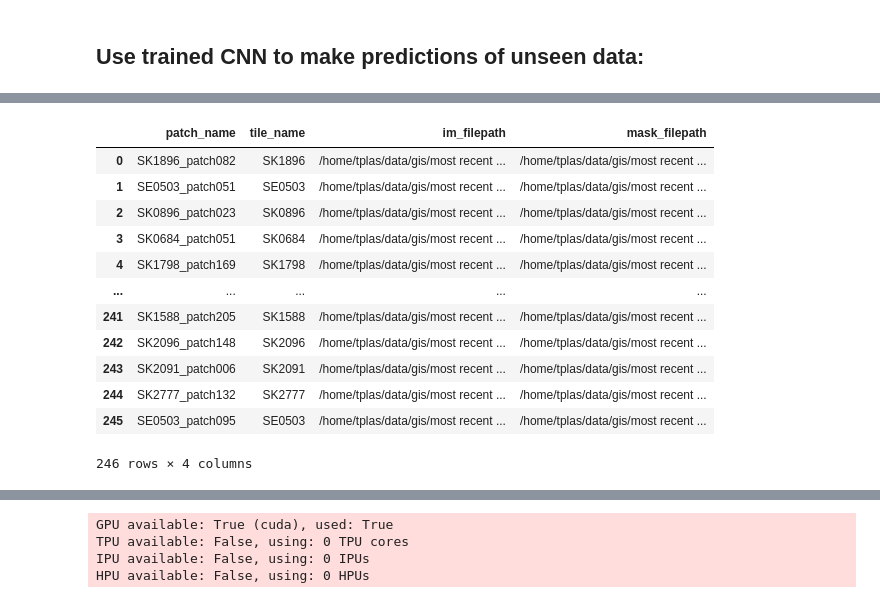
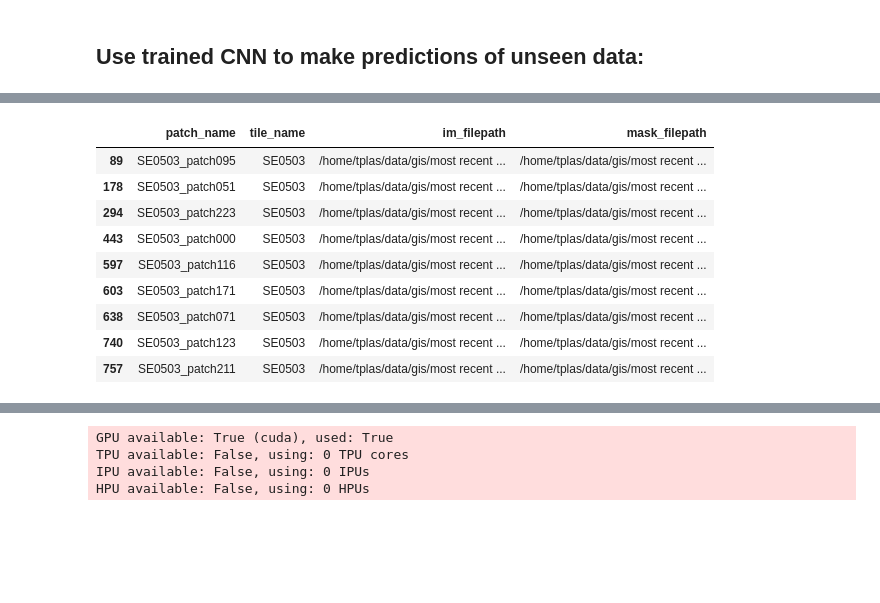
Before and after one commit to pdnpa/cnn-land-cover, a Jupyter notebook: notebooks/Evaluate trained network.ipynb, the cells around one changed output, grey strips where cells are left out. Cells and saved outputs as stored; diff of their text form; code cells hidden in the pictures; blank space fills up the shorter version.

```diff
--- a/notebooks/Evaluate trained network.ipynb
+++ b/notebooks/Evaluate trained network.ipynb
@@ -78,7 +78,7 @@ df_hab.groupby('Class_low').sum()
 # %% [markdown]
 ## Use trained CNN to make predictions of unseen data:
 # %%
-LCU = lcm.load_model(filename='LCU_2023-03-13-1148.data')
+LCU = lcm.load_model(filename='LCU_2023-03-21-1453.data')
 # LCU = lcm.load_model(filename='scripts/LCU_2022-11-30-1205.data')
 # LCU = lcm.load_model(filename='scripts/LCU_2022-12-15-2110.data')
 LCU.eval()
@@ -98,14 +98,25 @@ Instance LCU_2023-03-13-1148 of LandCoverUNet class
 # %%
-dir_test_im_patches = '/home/tplas/data/gis/most recent APGB 12.5cm aerial/evaluation_tiles/images'
-dir_test_mask_patches = '/home/tplas/data/gis/most recent APGB 12.5cm aerial/evaluation_tiles/masks_2022_detailed/'
-mask_suffix_test_ds = '_lc_2022_detailed.npy'
-path_mapping_dict = '/home/tplas/repos/cnn-land-cover/content/label_mapping_dicts/label_mapping_dict__D_subclasses_only__2023-03-10-1154.pkl'
+# dir_test_im_patches = '/home/tplas/data/gis/most recent APGB 12.5cm aerial/evaluation_tiles/images'
+# dir_test_mask_patches = '/home/tplas/data/gis/most recent APGB 12.5cm aerial/evaluation_tiles/masks_2022_detailed/'
+dir_test_im_patches = ['/home/tplas/data/gis/most recent APGB 12.5cm aerial/evaluation_tiles/images_detailed_annotation/',
+                            '/home/tplas/data/gis/most recent APGB 12.5cm aerial/eval_2_tiles/images_detailed_annotation/']
+dir_test_mask_patches = None
+mask_suffix_test_ds = '_lc_2022_detailed_mask.npy'
+# path_mapping_dict = '/home/tplas/repos/cnn-land-cover/content/label_mapping_dicts/label_mapping_dict__D_subclasses_only__2023-03-10-1154.pkl'
+path_mapping_dict='/home/tplas/repos/cnn-land-cover/content/label_mapping_dicts/label_mapping_dict__main_categories_F3inDE_noFGH__2023-03-17-0957.pkl'
+
+
+with open('../content/evaluation_sample_50tiles/train_test_split_80tiles.pkl', 'rb') as f:
+            dict_tile_patches = pickle.load(f)
+            tile_patch_train = dict_tile_patches['train']
+            tile_patch_test = dict_tile_patches['test']
 
 test_ds = lcm.DataSetPatches(im_dir=dir_test_im_patches, mask_dir=dir_test_mask_patches,
-                            mask_suffix=mask_suffix_test_ds,
+                            mask_suffix=mask_suffix_test_ds, mask_dir_name='masks_detailed_annotation',
                             preprocessing_func=LCU.preprocessing_func,
                             shuffle_order_patches=True, relabel_masks=True,
                             subsample_patches=False,
+                            list_tile_patches_use=tile_patch_test,
                             path_mapping_dict=path_mapping_dict)
 test_ds.remove_no_class_patches()
 test_dl = torch.utils.data.DataLoader(test_ds, batch_size=10, num_workers=8)
@@ -117,16 +164,13 @@ Removed 251 patches with no class
 # %%
-test_ds.df_patches
+test_ds.df_patches[test_ds.df_patches['tile_name'] == 'SE0503']
 # %% [output]
 |  | patch_name | tile_name | im_filepath | mask_filepath |
-| 0 | SK1896_patch082 | SK1896 | /home/tplas/data/gis/most recent ... | /home/tplas/data/gis/most recent ... |
-| 1 | SE0503_patch051 | SE0503 | /home/tplas/data/gis/most recent ... | /home/tplas/data/gis/most recent ... |
-| 2 | SK0896_patch023 | SK0896 | /home/tplas/data/gis/most recent ... | /home/tplas/data/gis/most recent ... |
-| 3 | SK0684_patch051 | SK0684 | /home/tplas/data/gis/most recent ... | /home/tplas/data/gis/most recent ... |
-| 4 | SK1798_patch169 | SK1798 | /home/tplas/data/gis/most recent ... | /home/tplas/data/gis/most recent ... |
-| ... | ... | ... | ... | ... |
-| 241 | SK1588_patch205 | SK1588 | /home/tplas/data/gis/most recent ... | /home/tplas/data/gis/most recent ... |
-| 242 | SK2096_patch148 | SK2096 | /home/tplas/data/gis/most recent ... | /home/tplas/data/gis/most recent ... |
-| 243 | SK2091_patch006 | SK2091 | /home/tplas/data/gis/most recent ... | /home/tplas/data/gis/most recent ... |
-| 244 | SK2777_patch132 | SK2777 | /home/tplas/data/gis/most recent ... | /home/tplas/data/gis/most recent ... |
-| 245 | SE0503_patch095 | SE0503 | /home/tplas/data/gis/most recent ... | /home/tplas/data/gis/most recent ... |
+| 89 | SE0503_patch095 | SE0503 | /home/tplas/data/gis/most recent ... | /home/tplas/data/gis/most recent ... |
+| 178 | SE0503_patch051 | SE0503 | /home/tplas/data/gis/most recent ... | /home/tplas/data/gis/most recent ... |
+| 294 | SE0503_patch223 | SE0503 | /home/tplas/data/gis/most recent ... | /home/tplas/data/gis/most recent ... |
+| 443 | SE0503_patch000 | SE0503 | /home/tplas/data/gis/most recent ... | /home/tplas/data/gis/most recent ... |
+| 597 | SE0503_patch116 | SE0503 | /home/tplas/data/gis/most recent ... | /home/tplas/data/gis/most recent ... |
+| 603 | SE0503_patch171 | SE0503 | /home/tplas/data/gis/most recent ... | /home/tplas/data/gis/most recent ... |
+| 638 | SE0503_patch071 | SE0503 | /home/tplas/data/gis/most recent ... | /home/tplas/data/gis/most recent ... |
+| 740 | SE0503_patch123 | SE0503 | /home/tplas/data/gis/most recent ... | /home/tplas/data/gis/most recent ... |
+| 757 | SE0503_patch211 | SE0503 | /home/tplas/data/gis/most recent ... | /home/tplas/data/gis/most recent ... |
-246 rows × 4 columns
```
Also changed, not shown: parts of 23 cells of this notebook, 5 other files.
